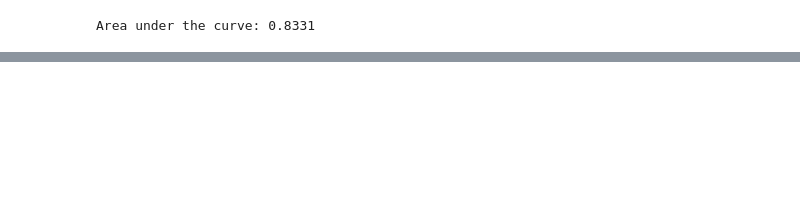
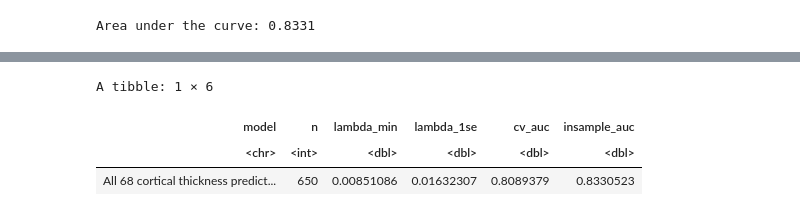
Before and after one commit to ACastellana0629/AD_onboarding, a Jupyter notebook: R_analysis/Analysis.ipynb, the cells around one changed output, grey strips where cells are left out. Drawn from its saved outputs; the diff is of its cells as text; code cells hidden in the pictures; blank space fills up the shorter version.

```diff
--- a/R_analysis/Analysis.ipynb
+++ b/R_analysis/Analysis.ipynb
@@ -2173,0 +2236,23 @@ Area under the curve: 0.8331
+# %%
+# ============================================================
+# Step 21e: Lasso model performance summary
+# ============================================================
+
+lasso_cv_auc <- max(cv_lasso$cvm, na.rm = TRUE)
+lasso_insample_auc <- as.numeric(auc(roc_lasso))
+
+lasso_summary <- tibble(
+  model = "All 68 cortical thickness predictors: lasso logistic regression",
+  n = nrow(lasso_data),
+  lambda_min = cv_lasso$lambda.min,
+  lambda_1se = cv_lasso$lambda.1se,
+  cv_auc = lasso_cv_auc,
+  insample_auc = lasso_insample_auc
+)
+
+lasso_summary
+# %% [output]
+A tibble: 1 × 6
+| model | n | lambda_min | lambda_1se | cv_auc | insample_auc |
+| <chr> | <int> | <dbl> | <dbl> | <dbl> | <dbl> |
+| All 68 cortical thickness predict... | 650 | 0.00851086 | 0.01632307 | 0.8089379 | 0.8330523 |
```
Also changed, not shown: parts of 4 cells of this notebook.
